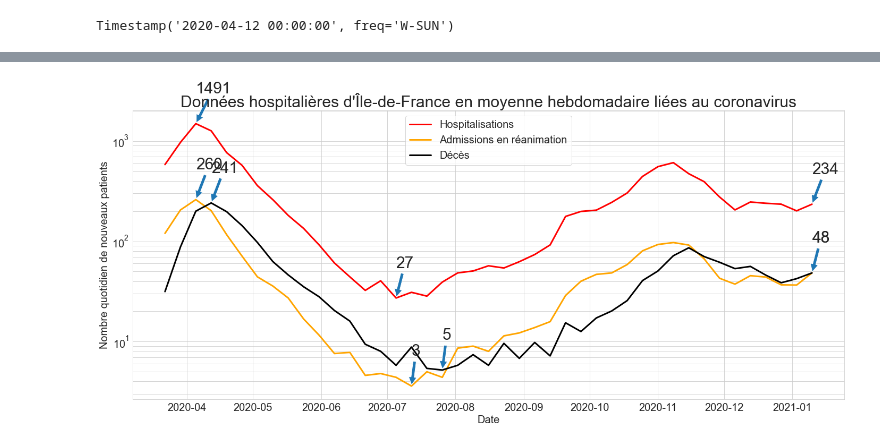
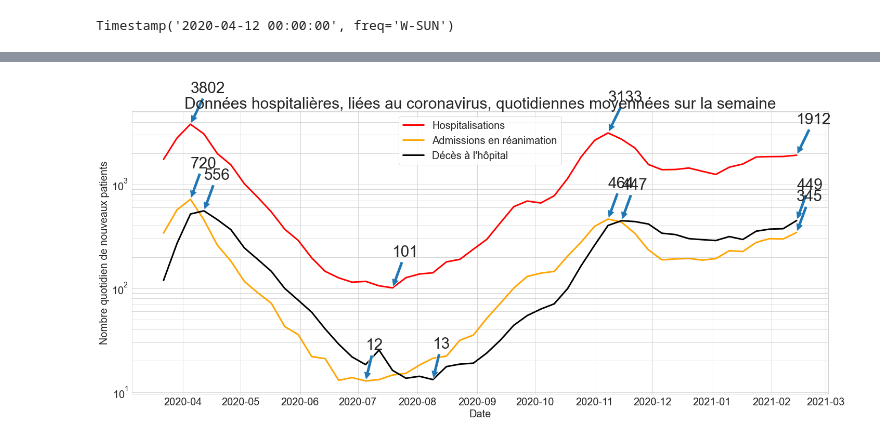
Before and after one commit to JeanBaptisteScellier/coronavirus, a Jupyter notebook: covid.ipynb, the cells around one changed output, grey strips where cells are left out. Saved outputs shown, nothing was run; the diff lists cells and outputs as text; code cells hidden in the pictures.

```diff
--- a/covid.ipynb
+++ b/covid.ipynb
@@ -128,32 +133,5 @@ plt.savefig('complet.png')
-# %%
-plt.figure(figsize=(24, 10))
-sns.set_style("whitegrid")
-sns.lineplot(data=idf_util['incid_hosp'], linewidth=3, dashes=False, color='red', label='Hospitalisations')
-sns.lineplot(data=idf_util['incid_rea'], linewidth=3, dashes=False, color='orange', label='Admissions en réanimation')
-sns.lineplot(data=idf_util['incid_dc'], linewidth=3, dashes=False, color='black', label='Décès')
-plt.title("Données hospitalières d'Île-de-France en moyenne hebdomadaire liées au coronavirus", {'fontsize': 30})
-plt.legend(fontsize=20, loc='upper center')
-plt.yscale('log')
-plt.grid(which='minor', axis='y')
-plt.rc('ytick',labelsize=20)
-plt.rc('xtick',labelsize=20)
-
-def annote(df, col):
-    x_max = df[col].idxmax()
-    y_max = df[col].max()
-    plt.annotate(str(int(y_max)), (x_max, y_max), xytext=(x_max, y_max*2), arrowprops={'arrowstyle': 'simple'}, fontsize=30)
-    x_min = df[col].idxmin()
-    y_min = df[col].min()
-    plt.annotate(str(int(y_min)), (x_min, y_min), xytext=(x_min, y_min*2), arrowprops={'arrowstyle': 'simple'}, fontsize=30)
-    x_last = df.index[-1]
-    y_last = df[col].iloc[-1]
-    plt.annotate(str(int(y_last)), (x_last, y_last), xytext=(x_last, y_last*2), arrowprops={'arrowstyle': 'simple'}, fontsize=30)
-
-for col in ['incid_dc', 'incid_rea', 'incid_hosp']:
-    annote(idf_util, col)
-
-plt.xlabel('Date', {'fontsize': 20})
-plt.ylabel('Nombre quotidien de nouveaux patients', {'fontsize': 20})
-plt.savefig('idf.png')
-# %% [output]
-[figure, removed]
+# %%
+display_covid_graph(df_util)
+plt.savefig('complet.png')
+# %% [output]
+[figure, added]
```
Also changed, not shown: parts of 10 cells of this notebook, 4 other files.
